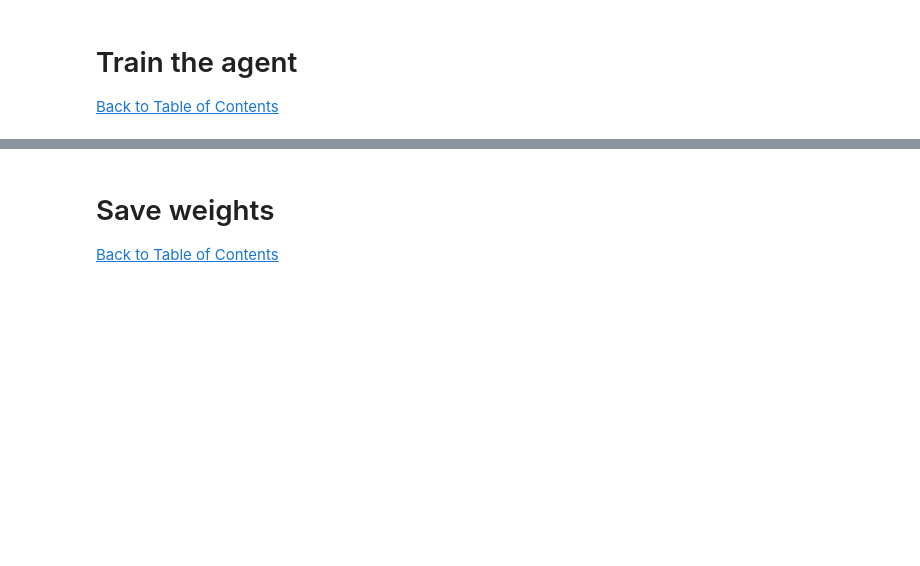
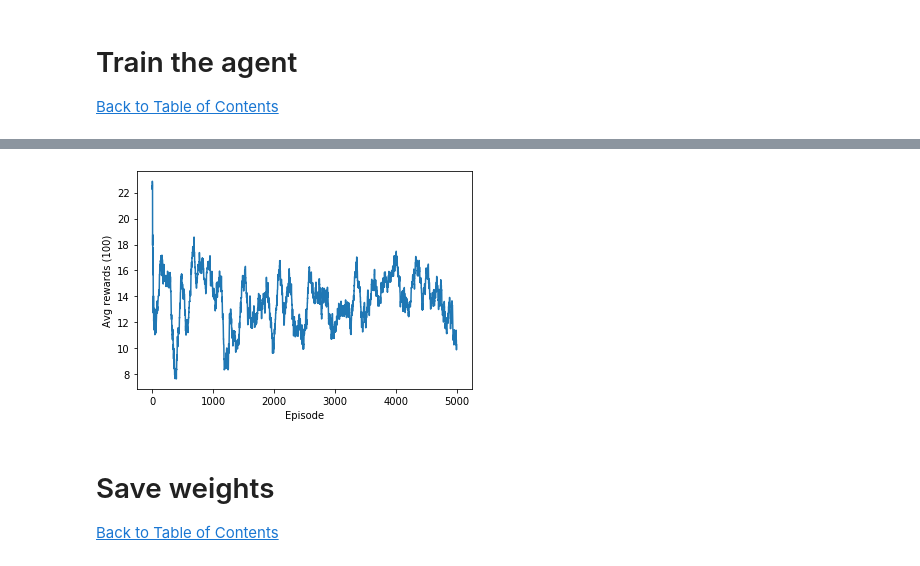
Before and after one commit to Jumpo-523/connectX, a Jupyter notebook: ConnectX with Deep Q-Learning (PyTorch).ipynb, the cells around one changed output, grey strips where cells are left out. Cells and saved outputs as stored; diff of their text form; code cells hidden in the pictures; blank space fills up the shorter version.

```diff
--- a/ConnectX with Deep Q-Learning (PyTorch).ipynb
+++ b/ConnectX with Deep Q-Learning (PyTorch).ipynb
@@ -299,3 +346,10 @@ plt.show()
+# %%
+plt.plot(all_avg_rewards)
+plt.xlabel('Episode')
+plt.ylabel('Avg rewards (100)')
+plt.show()
+# %% [output]
+[figure, added]
 # %% [markdown]
 <a class="anchor" id="save_weights"></a>
 # Save weights
```
Also changed, not shown: parts of 11 cells of this notebook, 2 other files.
